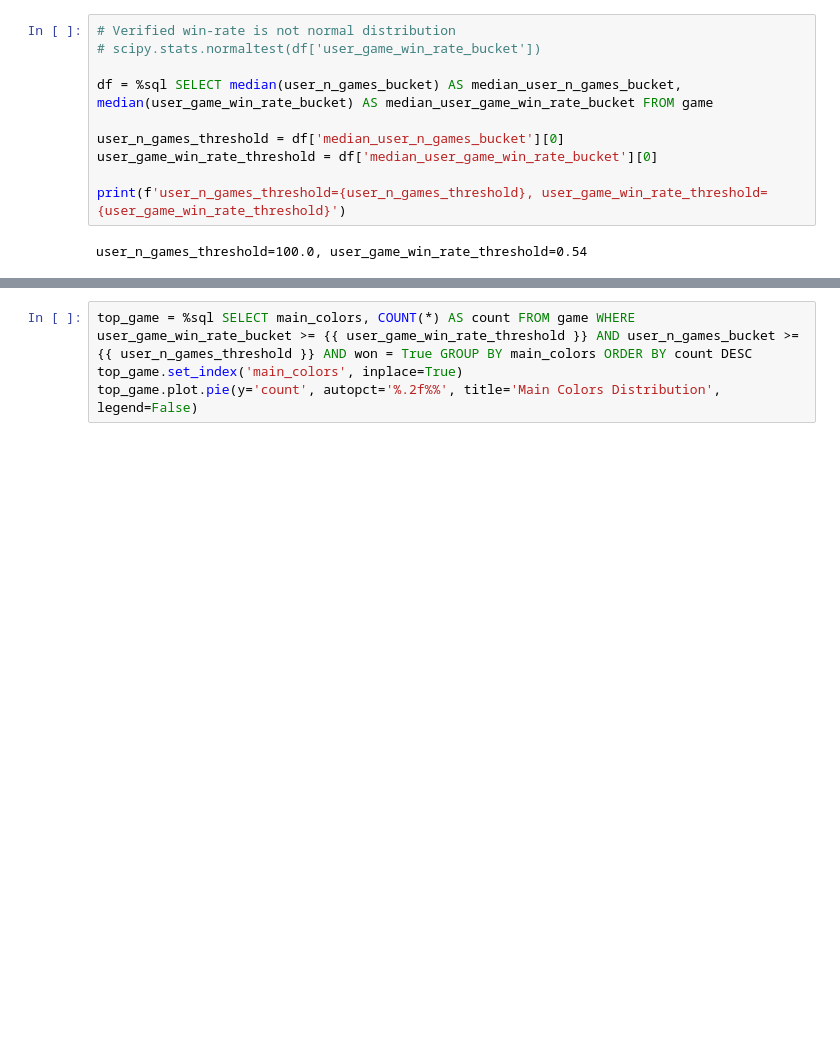
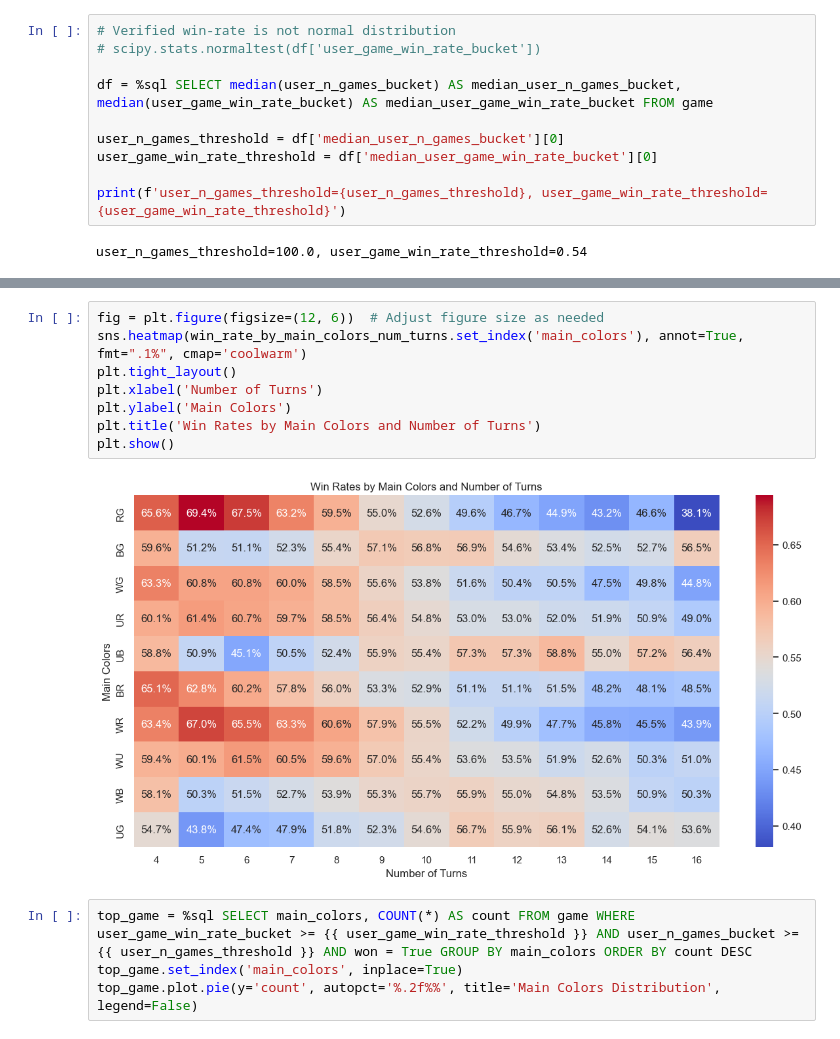
Before and after one commit to hcoona/MTG, a Jupyter notebook: notebook/private/17Lands_BRO.ipynb, the cells around one changed output, grey strips where cells are left out. Drawn from its saved outputs; the diff is of its cells as text; blank space fills up the shorter version.

Commit message:
stat: BRO add win-rate turn analysis

```diff
--- a/notebook/private/17Lands_BRO.ipynb
+++ b/notebook/private/17Lands_BRO.ipynb
@@ -222,3 +239,13 @@ user_n_games_threshold=100.0, user_game_win_rate_threshold=0.54
+# %%
+fig = plt.figure(figsize=(12, 6))  # Adjust figure size as needed
+sns.heatmap(win_rate_by_main_colors_num_turns.set_index('main_colors'), annot=True, fmt=".1%", cmap='coolwarm')
+plt.tight_layout()
+plt.xlabel('Number of Turns')
+plt.ylabel('Main Colors')
+plt.title('Win Rates by Main Colors and Number of Turns')
+plt.show()
+# %% [output]
+[figure, added]
 # %%
 top_game = %sql SELECT main_colors, COUNT(*) AS count FROM game WHERE user_game_win_rate_bucket >= {{ user_game_win_rate_threshold }} AND user_n_games_bucket >= {{ user_n_games_threshold }} AND won = True GROUP BY main_colors ORDER BY count DESC
 top_game.set_index('main_colors', inplace=True)
```
Also changed, not shown: parts of 3 cells of this notebook.
